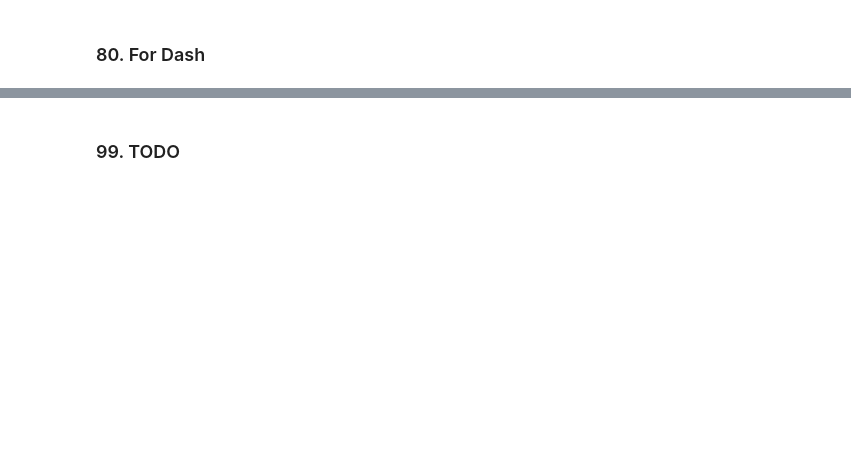
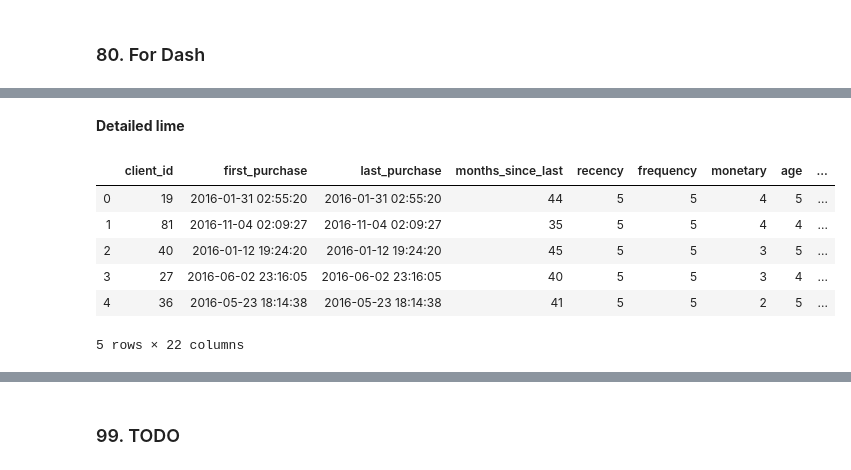
Before and after one commit to Torroledo/platform-apps, a Jupyter notebook: apps/dash-sales/notebooks/prototype.ipynb, the cells around one changed output, grey strips where cells are left out. Saved outputs shown, nothing was run; the diff lists cells and outputs as text; code cells hidden in the pictures; blank space fills up the shorter version.

Commit message:
introducing detailed lime with errors

```diff
--- a/apps/dash-sales/notebooks/prototype.ipynb
+++ b/apps/dash-sales/notebooks/prototype.ipynb
@@ -225,0 +228,16 @@ health.reset_index()
+# %% [markdown]
+**Detailed lime**
+# %%
+scores = pd.merge(scores,table_3,on='segment',how='left',suffixes=('_client','_segment'))
+scores['recency_diff'] = scores['recency_value_client'] - scores['recency_value_segment']
+scores['frequency_diff'] = scores['frequency_value_client']- scores['frequency_value_segment']
+scores['monetary_diff'] = scores['monetary_value_client'] - scores['monetary_value_segment']
+scores.head()
+# %% [output]
+|  | client_id | first_purchase | last_purchase | months_since_last | recency | frequency | monetary | age | ... |
+| 0 | 19 | 2016-01-31 02:55:20 | 2016-01-31 02:55:20 | 44 | 5 | 5 | 4 | 5 | ... |
+| 1 | 81 | 2016-11-04 02:09:27 | 2016-11-04 02:09:27 | 35 | 5 | 5 | 4 | 4 | ... |
+| 2 | 40 | 2016-01-12 19:24:20 | 2016-01-12 19:24:20 | 45 | 5 | 5 | 3 | 5 | ... |
+| 3 | 27 | 2016-06-02 23:16:05 | 2016-06-02 23:16:05 | 40 | 5 | 5 | 3 | 4 | ... |
+| 4 | 36 | 2016-05-23 18:14:38 | 2016-05-23 18:14:38 | 41 | 5 | 5 | 2 | 5 | ... |
+5 rows × 22 columns
```
Also changed, not shown: parts of 11 cells of this notebook, 9 other files.
